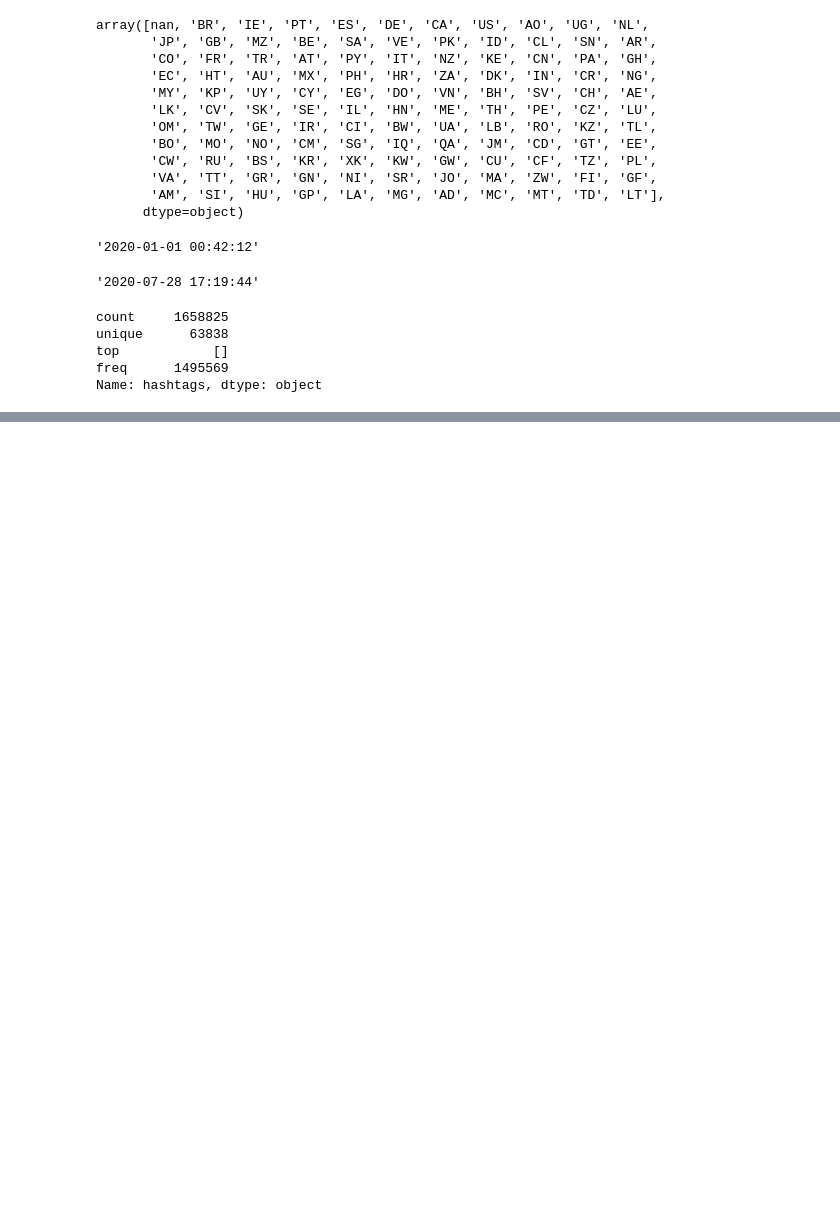
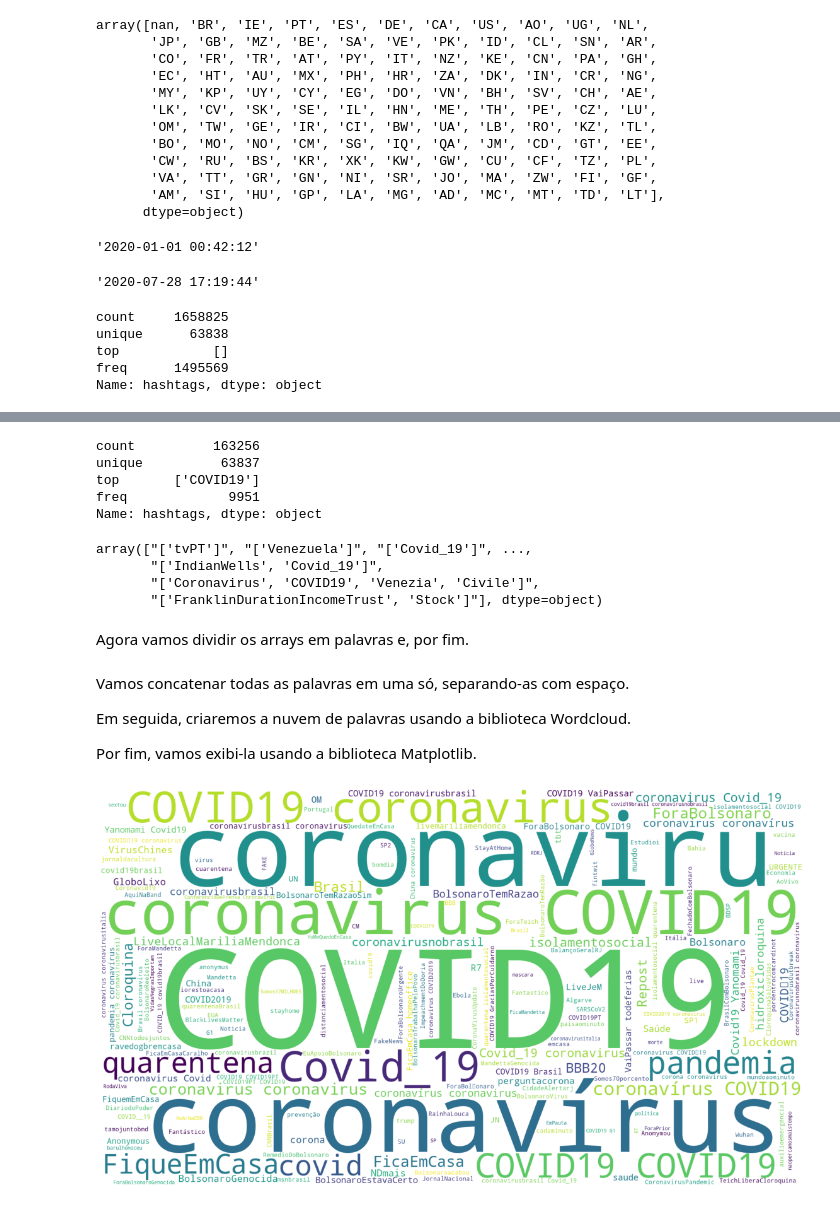
Before and after one commit to adielws/covid19-questions, a Jupyter notebook: covid19_questions.ipynb, the cells around one changed output, grey strips where cells are left out. Cells and saved outputs as stored; diff of their text form; code cells hidden in the pictures; blank space fills up the shorter version.

Commit message:
Show hashtags' frequency using wordcloud

```diff
--- a/covid19_questions.ipynb
+++ b/covid19_questions.ipynb
@@ -113,0 +124,3 @@ WILLIAM DOS SANTOS
+# %%
+hashtags = data.dropna(subset=['hashtags'])['hashtags']
+hashtags.describe()
@@ -113,0 +144,47 @@ WILLIAM DOS SANTOS
+# %%
+hashtags = hashtags[hashtags != '[]'] # removendo itens que não tem hashtags
+hashtags.describe()
+# %% [output]
+count          163256
+unique          63837
+top       ['COVID19']
+freq             9951
+Name: hashtags, dtype: object
+# %%
+hashtags.unique() # visualizando valores únicos. Veja que não existe mais o valor '[]'.
+# %% [output]
+array(["['tvPT']", "['Venezuela']", "['Covid_19']", ...,
+       "['IndianWells', 'Covid_19']",
+       "['Coronavirus', 'COVID19', 'Venezia', 'Civile']",
+       "['FranklinDurationIncomeTrust', 'Stock']"], dtype=object)
+# %% [markdown]
+Agora vamos dividir os arrays em palavras e, por fim.
+# %%
+def split(item):
+  "This parses a string of a list of words into an array of individual words"
+  tags = str(item).translate({ord(i): None for i in ' []\''})
+  return tags.split(',')
+
+hashtags = hashtags.apply(split)
+hashtags = np.concatenate(hashtags.values.tolist())
+# %% [markdown]
+Vamos concatenar todas as palavras em uma só, separando-as com espaço.
+
+Em seguida, criaremos a nuvem de palavras usando a biblioteca Wordcloud.
+
+Por fim, vamos exibi-la usando a biblioteca Matplotlib.
+# %%
+# concatenando as palavras
+all_hashtags = " ".join(s for s in hashtags)
+
+# criando a nuvem de palavras
+wordcloud = WordCloud(background_color="white", width=1920, height=1080).generate(all_hashtags)
+
+# mostrando a imagem final
+fig, ax = plt.subplots(figsize=(20,12))
+ax.imshow(wordcloud, interpolation='bilinear')
+ax.set_axis_off()
+
+plt.imshow(wordcloud);
+# %% [output]
+[figure, added]
```
Also changed, not shown: parts of 9 cells of this notebook.
